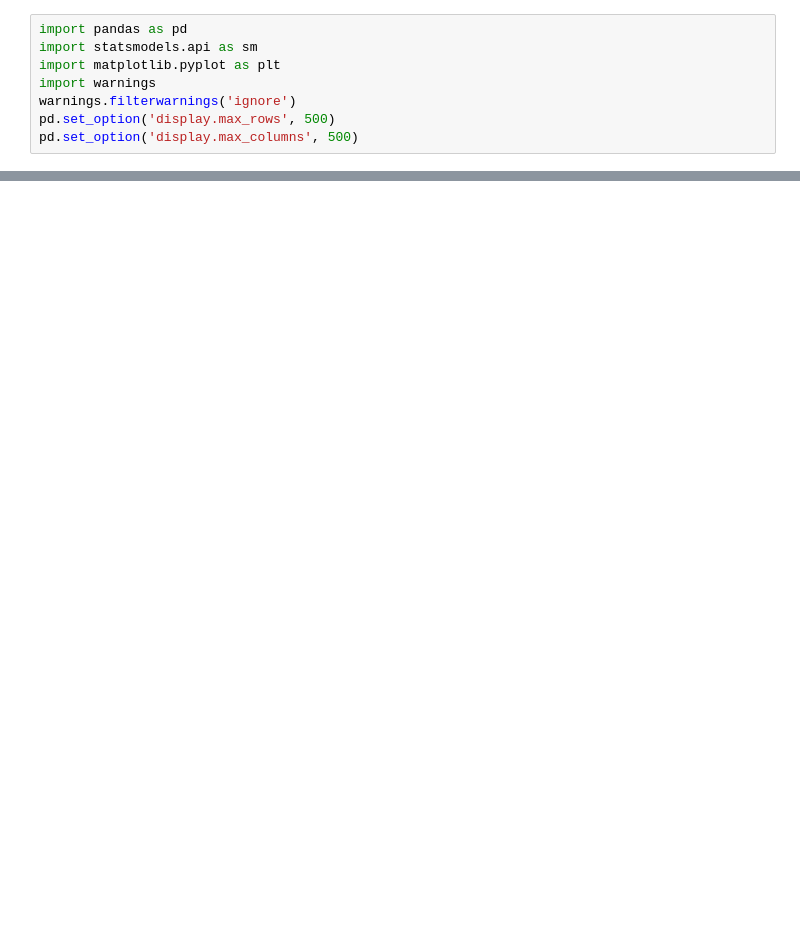
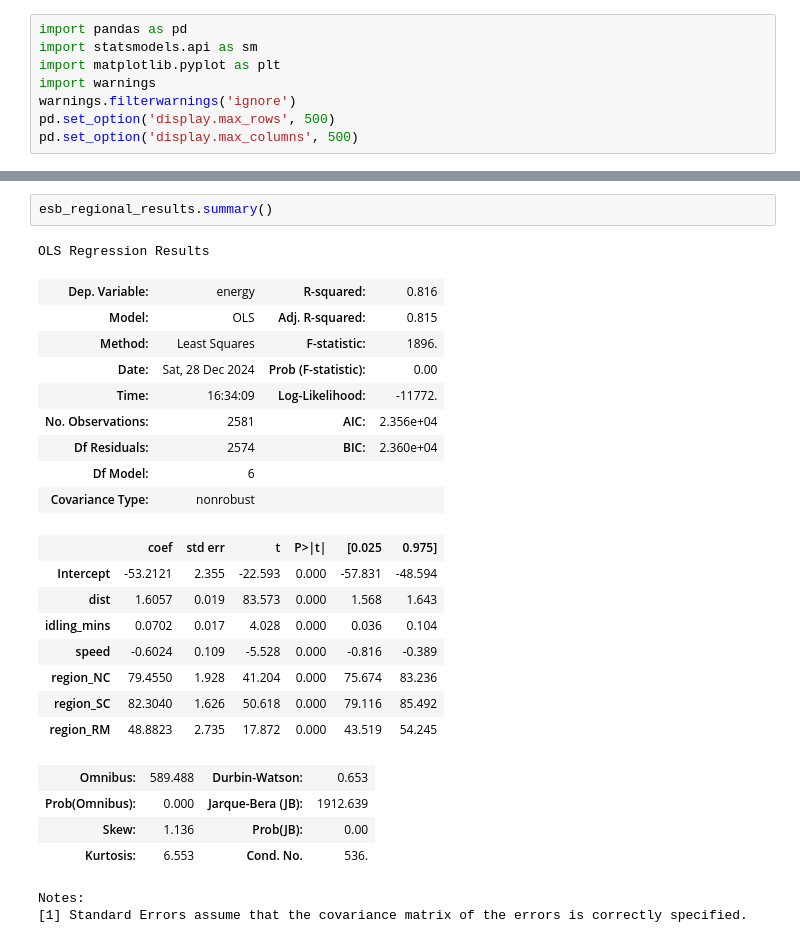
Before and after one commit to basillatif/esb_idling, a Jupyter notebook: L_R_fitting.ipynb, the cells around one changed output, grey strips where cells are left out. Saved outputs shown, nothing was run; the diff lists cells and outputs as text; blank space fills up the shorter version.

```diff
--- a/L_R_fitting.ipynb
+++ b/L_R_fitting.ipynb
@@ -32,0 +53,27 @@ esb_model_results = sm.load('pickle_files/esb_results.pickle')
+# %%
+esb_regional_results.summary()
+# %% [output]
+OLS Regression Results
+| Dep. Variable: | energy | R-squared: | 0.816 |
+| Model: | OLS | Adj. R-squared: | 0.815 |
+| Method: | Least Squares | F-statistic: | 1896. |
+| Date: | Sat, 28 Dec 2024 | Prob (F-statistic): | 0.00 |
+| Time: | 16:34:09 | Log-Likelihood: | -11772. |
+| No. Observations: | 2581 | AIC: | 2.356e+04 |
+| Df Residuals: | 2574 | BIC: | 2.360e+04 |
+| Df Model: | 6 |  |  |
+| Covariance Type: | nonrobust |  |  |
+|  | coef | std err | t | P>|t| | [0.025 | 0.975] |
+| Intercept | -53.2121 | 2.355 | -22.593 | 0.000 | -57.831 | -48.594 |
+| dist | 1.6057 | 0.019 | 83.573 | 0.000 | 1.568 | 1.643 |
+| idling_mins | 0.0702 | 0.017 | 4.028 | 0.000 | 0.036 | 0.104 |
+| speed | -0.6024 | 0.109 | -5.528 | 0.000 | -0.816 | -0.389 |
+| region_NC | 79.4550 | 1.928 | 41.204 | 0.000 | 75.674 | 83.236 |
+| region_SC | 82.3040 | 1.626 | 50.618 | 0.000 | 79.116 | 85.492 |
+| region_RM | 48.8823 | 2.735 | 17.872 | 0.000 | 43.519 | 54.245 |
+| Omnibus: | 589.488 | Durbin-Watson: | 0.653 |
+| Prob(Omnibus): | 0.000 | Jarque-Bera (JB): | 1912.639 |
+| Skew: | 1.136 | Prob(JB): | 0.00 |
+| Kurtosis: | 6.553 | Cond. No. | 536. |
+Notes:
+[1] Standard Errors assume that the covariance matrix of the errors is correctly specified.
```
Also changed, not shown: parts of 8 cells of this notebook.
